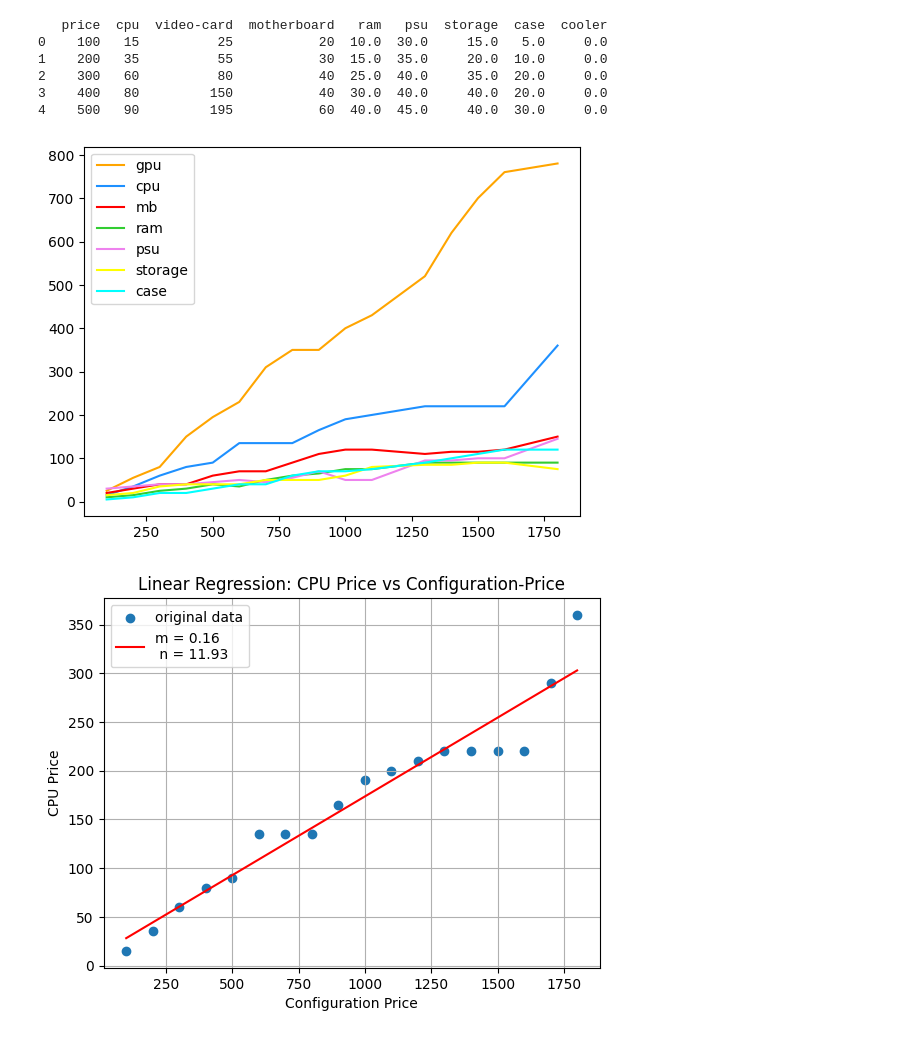
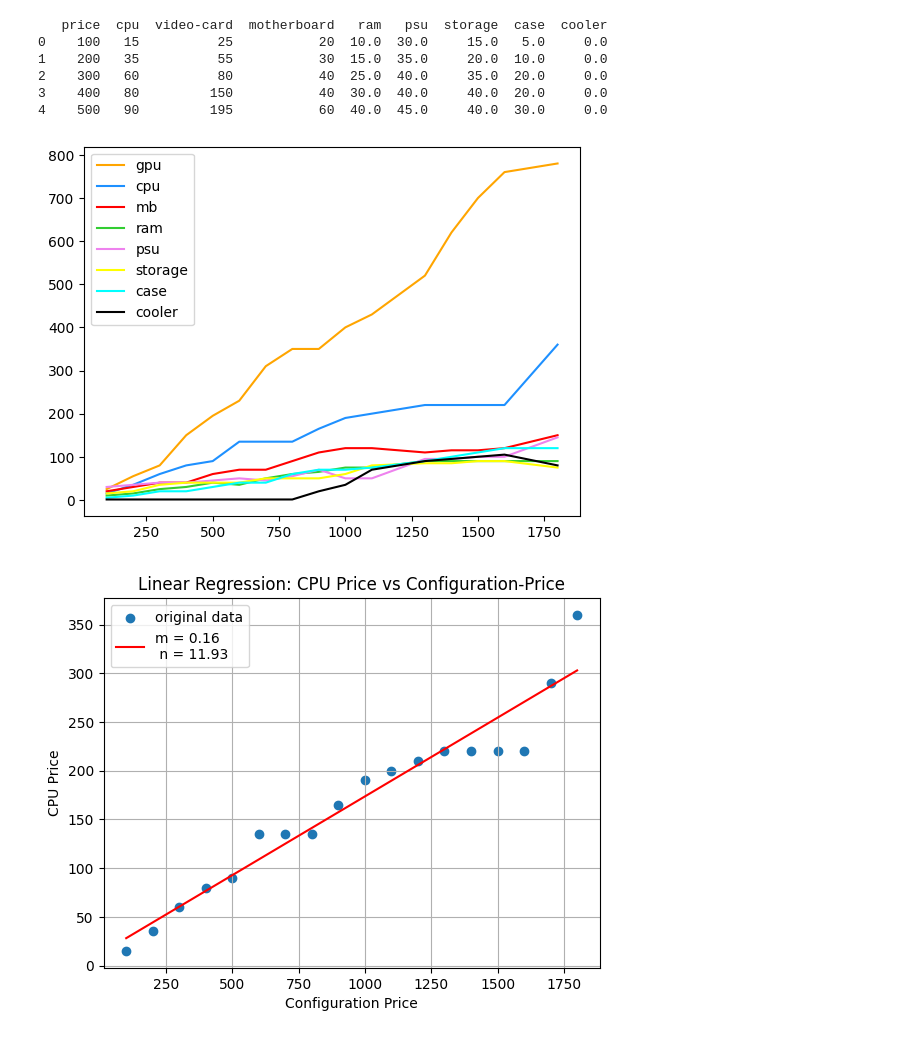
Before and after one commit to Lan3ye/pcconfig, a Jupyter notebook: KonfigurationAnalysis.ipynb, the cells around one changed output. Drawn from its saved outputs; the diff is of its cells as text; code cells hidden in the pictures.

Commit message:
Adding cooler

```diff
--- a/KonfigurationAnalysis.ipynb
+++ b/KonfigurationAnalysis.ipynb
@@ -19,20 +21,20 @@ print(data.head())
 4    500   90         195           60  40.0  45.0     40.0  30.0     0.0
 # %%
 x = data['price']
-y = data['video-card']
 
 plt.plot(x, data['video-card'], color='orange', label='gpu')
 plt.plot(x, data['cpu'], color='dodgerblue', label='cpu')
 plt.plot(x, data['motherboard'], color='red', label='mb')
 plt.plot(x, data['ram'], color='limegreen', label='ram')
 plt.plot(x, data['psu'], color='violet', label='psu')
 plt.plot(x, data['storage'], color='yellow', label='storage')
 plt.plot(x, data['case'], color='cyan', label='case')
+plt.plot(x, data['cooler'], color='black', label='cooler')
 plt.legend()
 plt.savefig('KonfigurationPriceDevelopmet.png', dpi=300)
 plt.show()
 # %% [output]
-[figure, old version]
+[figure, new version]
 # %%
 X = data['price'].values.reshape(-1, 1)
 y = data['cpu']
```
Also changed, not shown: parts of 10 cells of this notebook, 3 other files.
